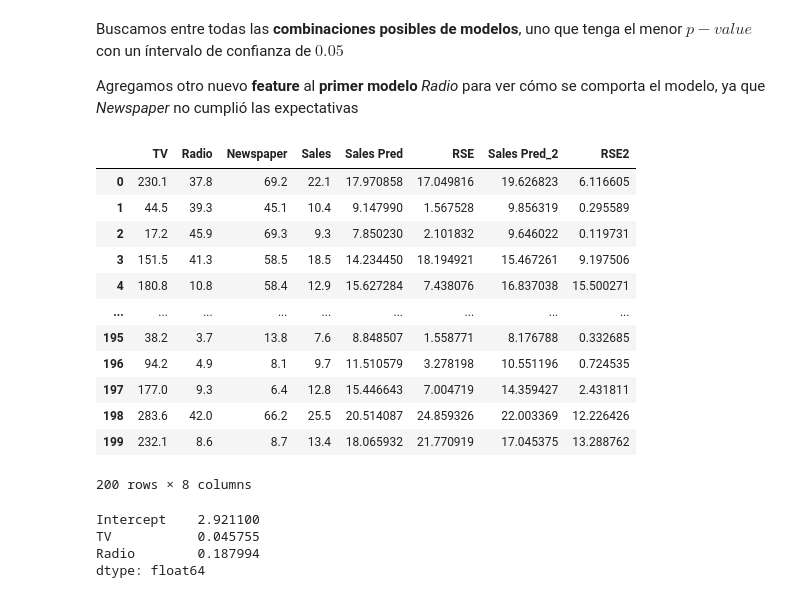
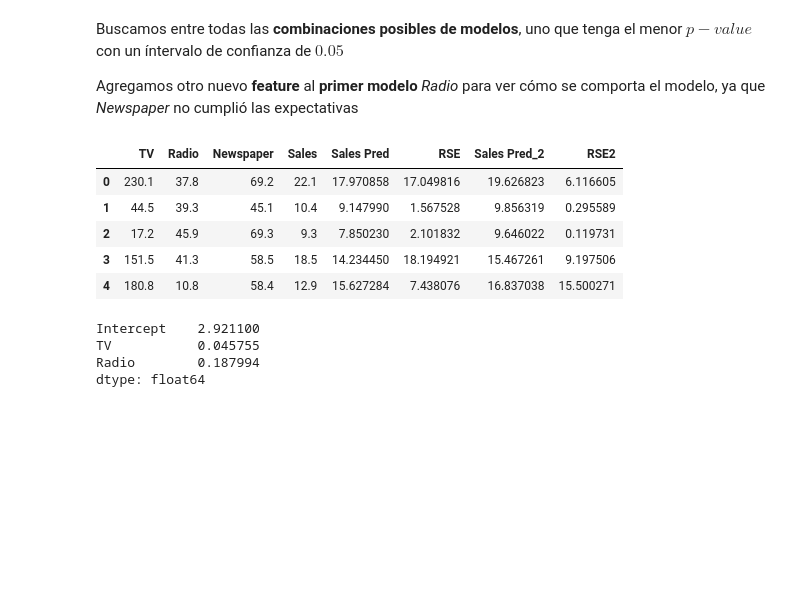
Before and after one commit to jorge-robledo11/Portfolio, a Jupyter notebook: Machine Learning/3. Proyecto ML - LR+Advertising.ipynb, the cells around one changed output. Cells and saved outputs as stored; diff of their text form; code cells hidden in the pictures; blank space fills up the shorter version.

```diff
--- a/Machine Learning/3. Proyecto ML - LR+Advertising.ipynb
+++ b/Machine Learning/3. Proyecto ML - LR+Advertising.ipynb
@@ -314,21 +372,14 @@ Buscamos entre todas las **combinaciones posibles de modelos**, uno que tenga el
 
 Agregamos otro nuevo **feature** al **primer modelo** _Radio_ para ver cómo se comporta el modelo, ya que _Newspaper_ no cumplió las expectativas
 # %%
-data
+data.head()
 # %% [output]
 |  | TV | Radio | Newspaper | Sales | Sales Pred | RSE | Sales Pred_2 | RSE2 |
 | 0 | 230.1 | 37.8 | 69.2 | 22.1 | 17.970858 | 17.049816 | 19.626823 | 6.116605 |
 | 1 | 44.5 | 39.3 | 45.1 | 10.4 | 9.147990 | 1.567528 | 9.856319 | 0.295589 |
 | 2 | 17.2 | 45.9 | 69.3 | 9.3 | 7.850230 | 2.101832 | 9.646022 | 0.119731 |
 | 3 | 151.5 | 41.3 | 58.5 | 18.5 | 14.234450 | 18.194921 | 15.467261 | 9.197506 |
 | 4 | 180.8 | 10.8 | 58.4 | 12.9 | 15.627284 | 7.438076 | 16.837038 | 15.500271 |
-| ... | ... | ... | ... | ... | ... | ... | ... | ... |
-| 195 | 38.2 | 3.7 | 13.8 | 7.6 | 8.848507 | 1.558771 | 8.176788 | 0.332685 |
-| 196 | 94.2 | 4.9 | 8.1 | 9.7 | 11.510579 | 3.278198 | 10.551196 | 0.724535 |
-| 197 | 177.0 | 9.3 | 6.4 | 12.8 | 15.446643 | 7.004719 | 14.359427 | 2.431811 |
-| 198 | 283.6 | 42.0 | 66.2 | 25.5 | 20.514087 | 24.859326 | 22.003369 | 12.226426 |
-| 199 | 232.1 | 8.6 | 8.7 | 13.4 | 18.065932 | 21.770919 | 17.045375 | 13.288762 |
-200 rows × 8 columns
 # %%
 # Definimos nuestro tercer modelo
 
```
Also changed, not shown: parts of 34 cells of this notebook.
